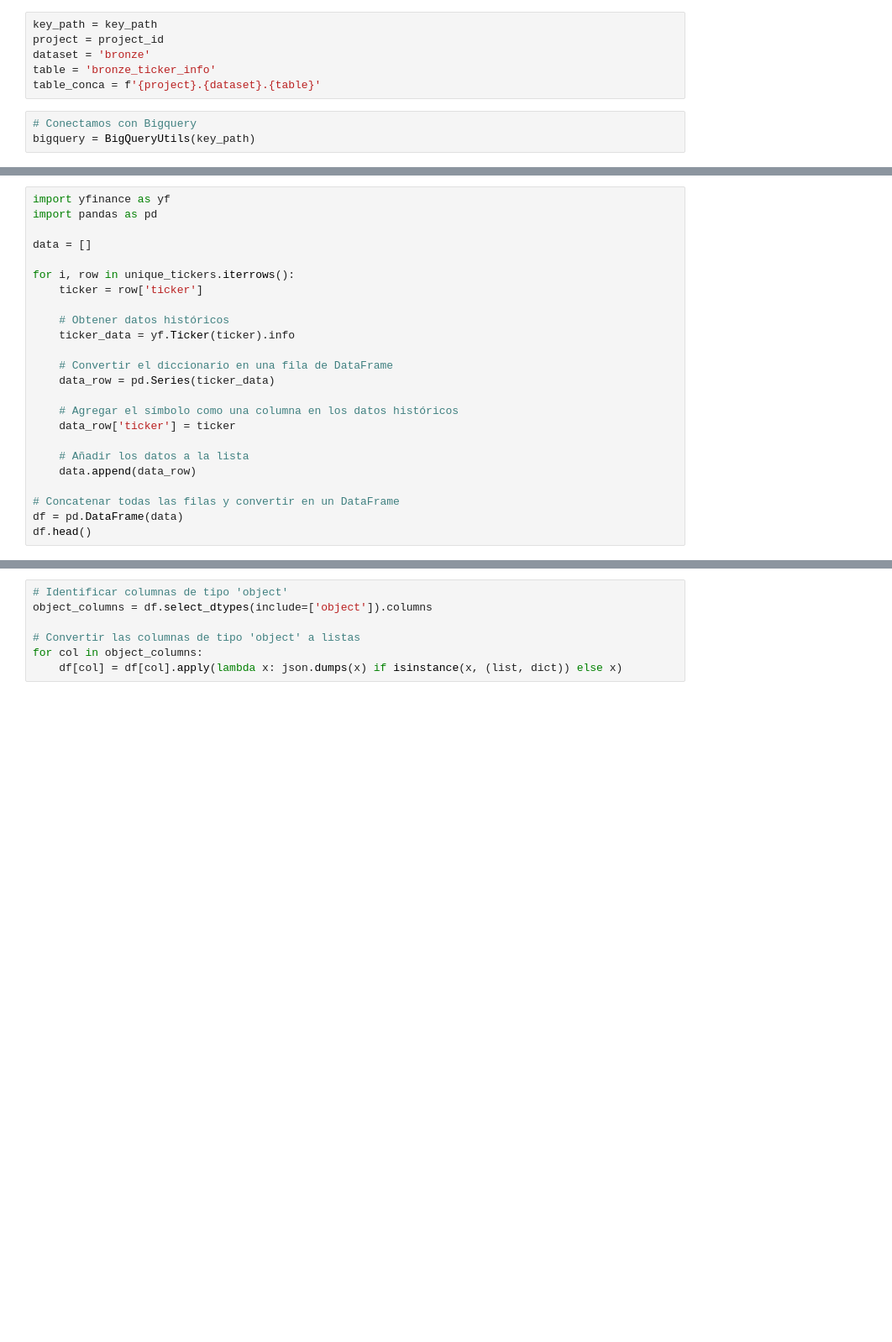
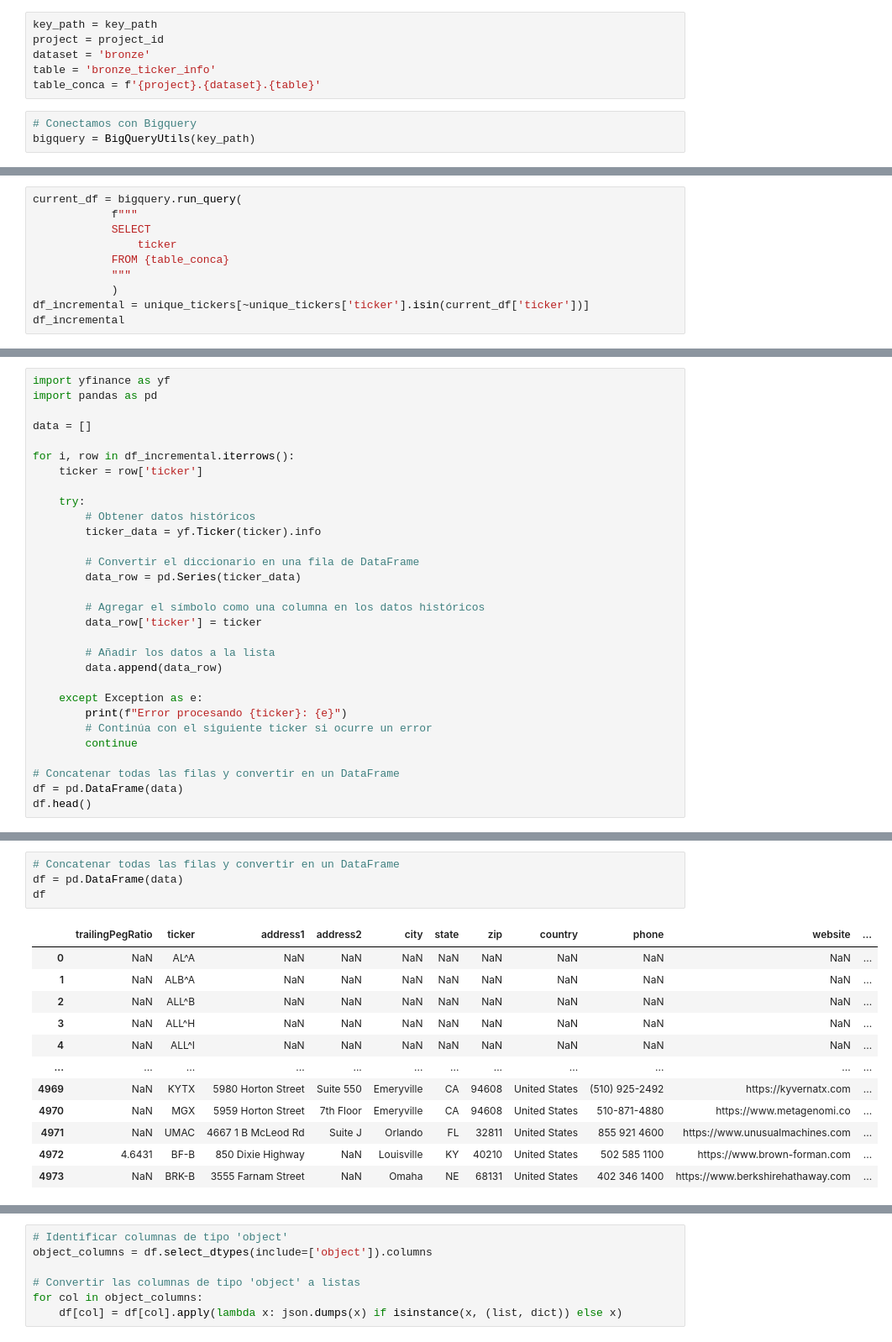
Before and after one commit to cmatoses/financialkeepcoders, a Jupyter notebook: bronze_ticker_info.ipynb, the cells around one changed output, grey strips where cells are left out. Shown at 84% size. Drawn from its saved outputs; the diff is of its cells as text; blank space fills up the shorter version.

Commit message:
macro data and more

```diff
--- a/bronze_ticker_info.ipynb
+++ b/bronze_ticker_info.ipynb
@@ -47,0 +50,10 @@ unique_tickers
+# %%
+current_df = bigquery.run_query(
+            f"""
+            SELECT
+                ticker
+            FROM {table_conca}
+            """
+            )
+df_incremental = unique_tickers[~unique_tickers['ticker'].isin(current_df['ticker'])]
+df_incremental
@@ -51,20 +193,26 @@ import pandas as pd
 
 data = []
 
-for i, row in unique_tickers.iterrows():
+for i, row in df_incremental.iterrows():
     ticker = row['ticker']
 
-    # Obtener datos históricos
-    ticker_data = yf.Ticker(ticker).info
+    try:
+        # Obtener datos históricos
+        ticker_data = yf.Ticker(ticker).info
 
-    # Convertir el diccionario en una fila de DataFrame
-    data_row = pd.Series(ticker_data)
+        # Convertir el diccionario en una fila de DataFrame
+        data_row = pd.Series(ticker_data)
 
-    # Agregar el símbolo como una columna en los datos históricos
-    data_row['ticker'] = ticker
+        # Agregar el símbolo como una columna en los datos históricos
+        data_row['ticker'] = ticker
 
-    # Añadir los datos a la lista
-    data.append(data_row)
+        # Añadir los datos a la lista
+        data.append(data_row)
+
+    except Exception as e:
+        print(f"Error procesando {ticker}: {e}")
+        # Continúa con el siguiente ticker si ocurre un error
+        continue
 
 # Concatenar todas las filas y convertir en un DataFrame
 df = pd.DataFrame(data)
@@ -96,0 +262,17 @@ df.head()
+# %%
+# Concatenar todas las filas y convertir en un DataFrame
+df = pd.DataFrame(data)
+df
+# %% [output]
+|  | trailingPegRatio | ticker | address1 | address2 | city | state | zip | country | phone | website | ... |
+| 0 | NaN | AL^A | NaN | NaN | NaN | NaN | NaN | NaN | NaN | NaN | ... |
+| 1 | NaN | ALB^A | NaN | NaN | NaN | NaN | NaN | NaN | NaN | NaN | ... |
+| 2 | NaN | ALL^B | NaN | NaN | NaN | NaN | NaN | NaN | NaN | NaN | ... |
+| 3 | NaN | ALL^H | NaN | NaN | NaN | NaN | NaN | NaN | NaN | NaN | ... |
+| 4 | NaN | ALL^I | NaN | NaN | NaN | NaN | NaN | NaN | NaN | NaN | ... |
+| ... | ... | ... | ... | ... | ... | ... | ... | ... | ... | ... | ... |
+| 4969 | NaN | KYTX | 5980 Horton Street | Suite 550 | Emeryville | CA | 94608 | United States | (510) 925-2492 | https://kyvernatx.com | ... |
+| 4970 | NaN | MGX | 5959 Horton Street | 7th Floor | Emeryville | CA | 94608 | United States | 510-871-4880 | https://www.metagenomi.co | ... |
+| 4971 | NaN | UMAC | 4667 1 B McLeod Rd | Suite J | Orlando | FL | 32811 | United States | 855 921 4600 | https://www.unusualmachines.com | ... |
+| 4972 | 4.6431 | BF-B | 850 Dixie Highway | NaN | Louisville | KY | 40210 | United States | 502 585 1100 | https://www.brown-forman.com | ... |
+| 4973 | NaN | BRK-B | 3555 Farnam Street | NaN | Omaha | NE | 68131 | United States | 402 346 1400 | https://www.berkshirehathaway.com | ... |
```
Also changed, not shown: parts of 8 cells of this notebook, 6 other files.
